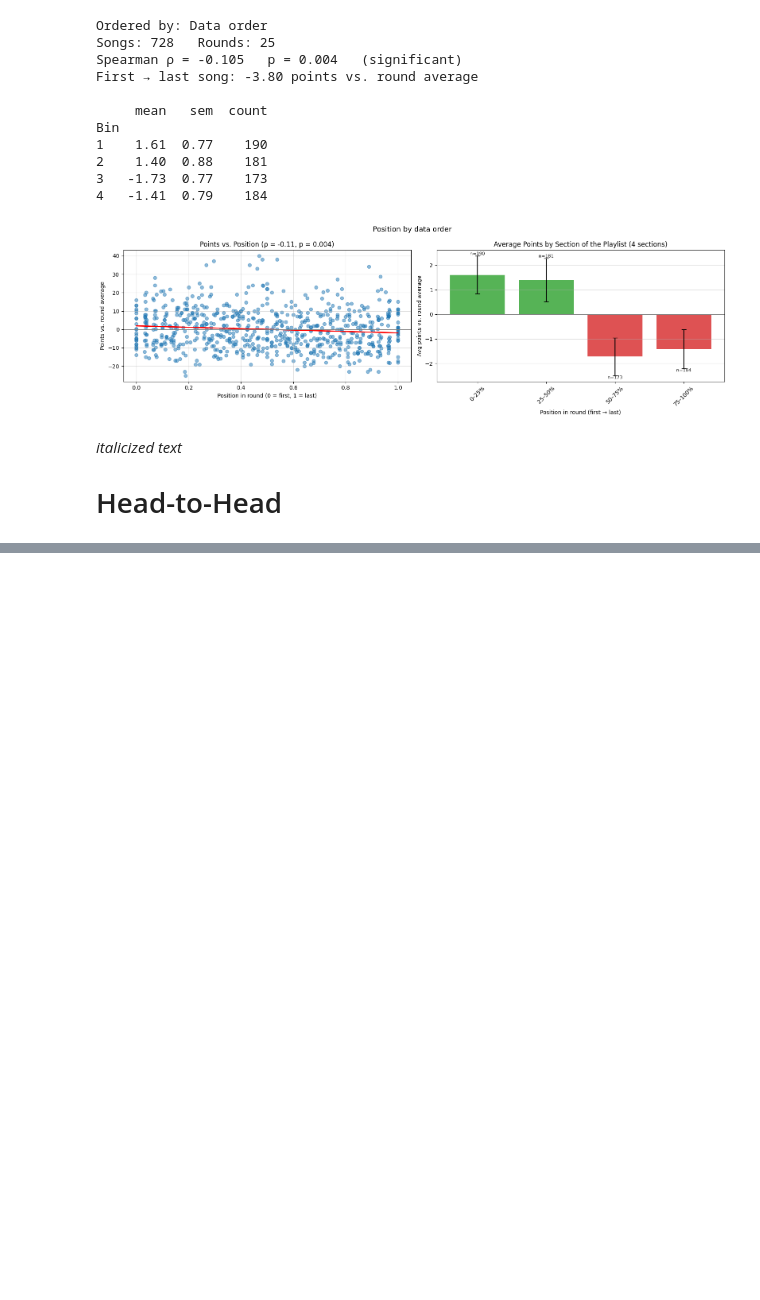
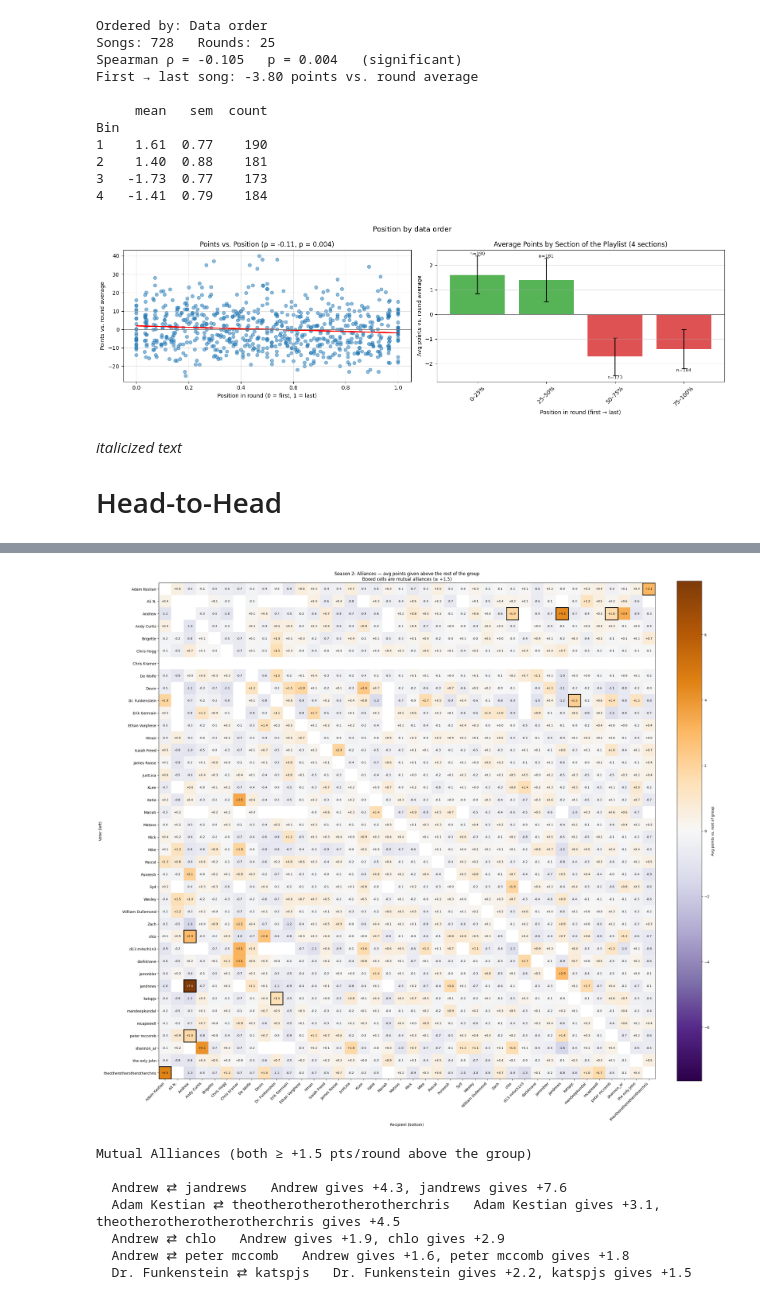
Before and after one commit to Briggernaut/MusicLeagueAnalysis, a Jupyter notebook: MusicLeagueAnalysis.ipynb, the cells around one changed output, grey strips where cells are left out. Saved outputs shown, nothing was run; the diff lists cells and outputs as text; code cells hidden in the pictures; blank space fills up the shorter version.

Commit message:
Add suspicious Alliance

```diff
--- a/MusicLeagueAnalysis.ipynb
+++ b/MusicLeagueAnalysis.ipynb
@@ -1055,3 +1055,74 @@ Worst Betrayer for Each Player — by Net points
   shannon_ar                    → peter mccomb                  score -14 pts | gave 16 pts, got back 2 pts
   the only John                 → katspjs                       score -11 pts | gave 24 pts, got back 13 pts
   theotherotherotherotherchris  → Adam Kestian                  score -24 pts | gave 84 pts, got back 60 pts
+# %%
+#@title Suspicious Alliances
+threshold = 1.5  #@param {type:"number"}
+
+# Every (voter, song) pair that could have happened: each voter in a round × each song in that round
+round_voters = votes_df[['Round ID', 'Voter ID']].drop_duplicates()
+grid = submissions_df[['Round ID', 'uid', 'Submitter ID']].merge(round_voters, on='Round ID')
+grid = grid[grid['Voter ID'] != grid['Submitter ID']]
+
+# Points each voter gave each song (0 if they gave none)
+pts = votes_df.groupby(['uid', 'Voter ID'], as_index=False)['Points Assigned'].sum()
+grid = grid.merge(pts, on=['uid', 'Voter ID'], how='left').fillna({'Points Assigned': 0})
+
+# Compare each vote to the average of everyone ELSE who voted on that song
+song_total = grid.groupby('uid')['Points Assigned'].transform('sum')
+song_voters = grid.groupby('uid')['Points Assigned'].transform('count')
+grid['Excess'] = grid['Points Assigned'] - (song_total - grid['Points Assigned']) / (song_voters - 1)
+
+# Average favouritism per pair
+pairs = grid.groupby(['Voter ID', 'Submitter ID'])['Excess'].agg(['mean', 'size'])
+
+players = competitors_df.drop_duplicates('ID').set_index('ID')['Name'].sort_values()
+ids, names = players.index, players.values
+n = len(ids)
+E = pairs['mean'].unstack().reindex(index=ids, columns=ids).values
+
+# Mutual alliance: both players favour each other by at least the threshold
+mutual = (E >= threshold) & (E.T >= threshold)
+
+# ---- Grid ----
+lim = np.nanmax(np.abs(E)) if np.isfinite(E).any() else 1
+fig, ax = plt.subplots(figsize=(max(8, 0.6 * n), max(7, 0.55 * n)))
+im = ax.imshow(E, cmap='PuOr_r', vmin=-lim, vmax=lim)
+ax.set_xticks(range(n))
+ax.set_xticklabels(names, rotation=45, ha='right')
+ax.set_yticks(range(n))
+ax.set_yticklabels(names)
+ax.set_xlabel('Recipient (bottom)')
+ax.set_ylabel('Voter (left)')
+ax.set_title(f'{SEASON}: Alliances — avg points given above the rest of the group\n'
+             f'Boxed cells are mutual alliances (≥ {threshold:+.1f})')
+for i in range(n):
+    for j in range(n):
+        if mutual[i, j]:
+            ax.add_patch(plt.Rectangle((j - 0.5, i - 0.5), 1, 1, fill=False,
+                                       edgecolor='black', linewidth=2))
+        if not np.isnan(E[i, j]):
+            ax.text(j, i, f'{E[i, j]:+.1f}', ha='center', va='center', fontsize=8,
+                    color='white' if abs(E[i, j]) > 0.6 * lim else 'black')
+cbar = fig.colorbar(im, ax=ax, fraction=0.046, pad=0.04)
+cbar.set_label('Avg points vs. rest of group')
+plt.tight_layout()
+plt.show()
+
+# ---- Mutual alliances ----
+print(f"\n{BOLD}Mutual Alliances (both ≥ {threshold:+.1f} pts/round above the group){RESET}\n")
+found = [(min(E[i, j], E[j, i]), i, j) for i in range(n) for j in range(i + 1, n) if mutual[i, j]]
+if not found:
+    print("  none — try lowering the threshold")
+for _, i, j in sorted(found, reverse=True):
+    print(f"  {names[i]} ⇄ {names[j]}   "
+          f"{names[i]} gives {E[i, j]:+.1f}, {names[j]} gives {E[j, i]:+.1f}")
+# %% [output]
+[figure, added]
+Mutual Alliances (both ≥ +1.5 pts/round above the group)
+
+  Andrew ⇄ jandrews   Andrew gives +4.3, jandrews gives +7.6
+  Adam Kestian ⇄ theotherotherotherotherchris   Adam Kestian gives +3.1, theotherotherotherotherchris gives +4.5
+  Andrew ⇄ chlo   Andrew gives +1.9, chlo gives +2.9
+  Andrew ⇄ peter mccomb   Andrew gives +1.6, peter mccomb gives +1.8
+  Dr. Funkenstein ⇄ katspjs   Dr. Funkenstein gives +2.2, katspjs gives +1.5
```
Also changed, not shown: parts of 3 cells of this notebook.
